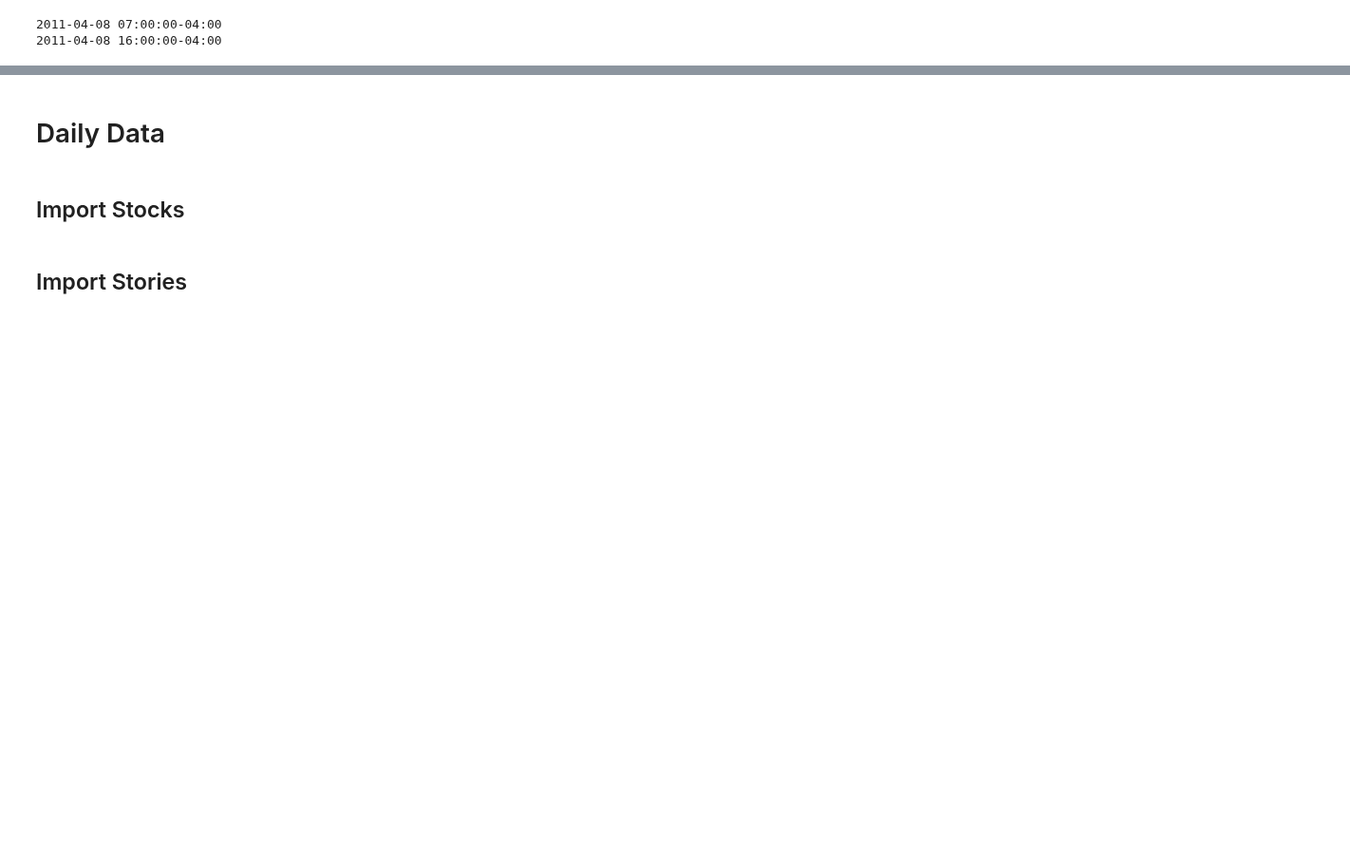
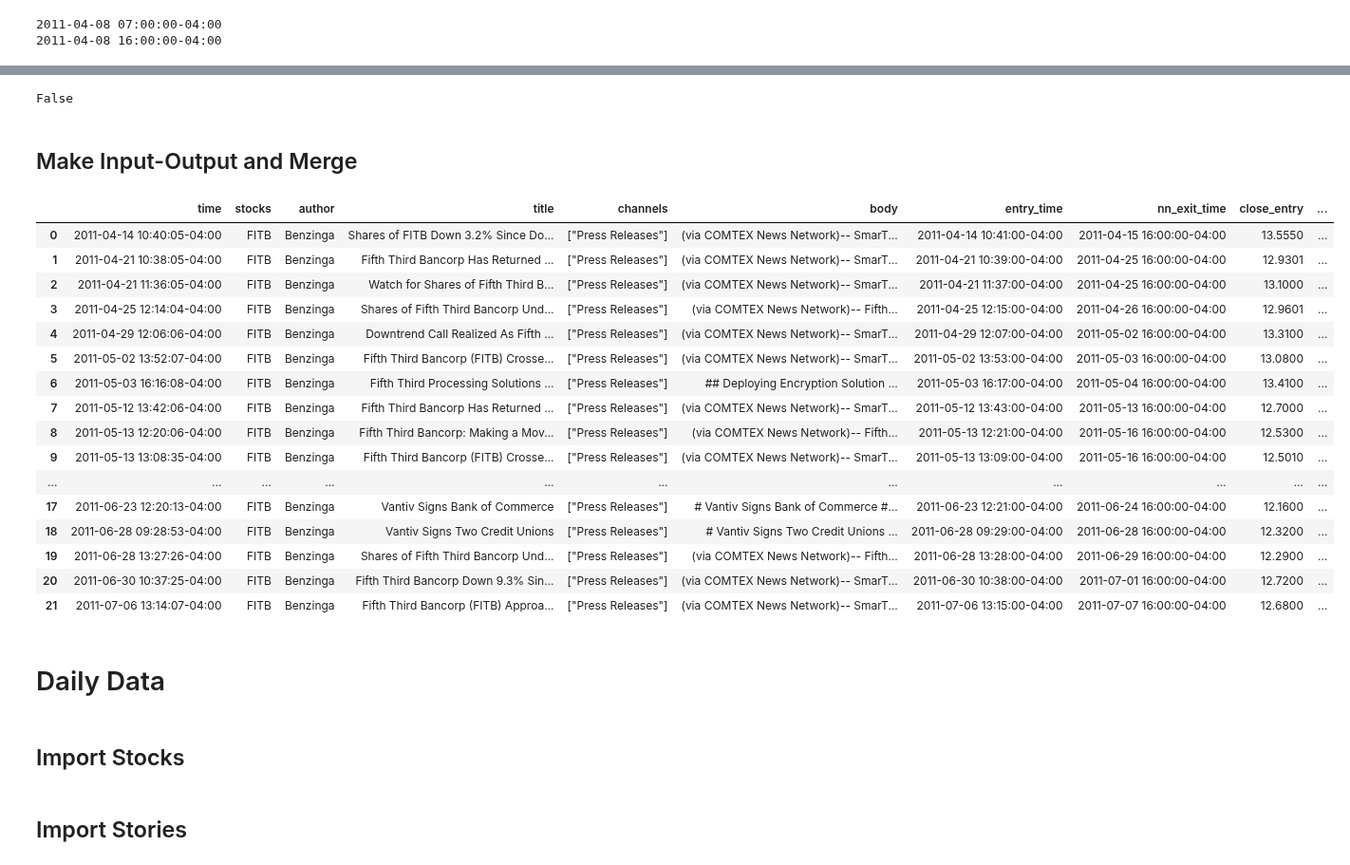
Before and after one commit to adrianbeer/LLM-News-Trading, a Jupyter notebook: src/preprocessing/data_merger.ipynb, the cells around one changed output, grey strips where cells are left out. Shown at 95% size. Saved outputs shown, nothing was run; the diff lists cells and outputs as text; code cells hidden in the pictures; blank space fills up the shorter version.

Commit message:
Creeates raw returns now from news and stock pricees

```diff
--- a/src/preprocessing/data_merger.ipynb
+++ b/src/preprocessing/data_merger.ipynb
@@ -40,3 +73,9 @@ def get_appropriate_closing_time(time: pd.Timestamp) -> pd.Timestamp:
+# %%
+# Direct assignment doesnt work here, if df.time
+# already has a tz then it doesnt change on assignment
+tmp = df.time.dt.tz_convert(eastern)
+df.loc[:, "time"] = 0
+df.loc[:, "time"] = tmp
 # %%
 ts = df.time.dt.ceil("min").iloc[5]
 print(ts)
@@ -92,3 +102,35 @@ print(prices.loc[prices.time == ticker_news.iloc[0].nn_exit_time])
+# %%
+prices.index.is_monotonic_decreasing
+# %% [output]
+False
+# %% [markdown]
+## Make Input-Output and Merge
+# %%
+merged = pd.merge_asof(ticker_news, prices, left_on="entry_time", right_on="time", direction="forward")
+# %%
+merged = pd.merge(merged, prices, left_on="nn_exit_time", right_on="time", suffixes=("_entry", "_exit"))
+# %%
+merged["r"] = merged["close_exit"] / merged["close_entry"] - 1
+# %%
+merged
+# %% [output]
+|  | time | stocks | author | title | channels | body | entry_time | nn_exit_time | close_entry | ... |
+| 0 | 2011-04-14 10:40:05-04:00 | FITB | Benzinga | Shares of FITB Down 3.2% Since Do... | ["Press Releases"] | (via COMTEX News Network)-- SmarT... | 2011-04-14 10:41:00-04:00 | 2011-04-15 16:00:00-04:00 | 13.5550 | ... |
+| 1 | 2011-04-21 10:38:05-04:00 | FITB | Benzinga | Fifth Third Bancorp Has Returned ... | ["Press Releases"] | (via COMTEX News Network)-- SmarT... | 2011-04-21 10:39:00-04:00 | 2011-04-25 16:00:00-04:00 | 12.9301 | ... |
+| 2 | 2011-04-21 11:36:05-04:00 | FITB | Benzinga | Watch for Shares of Fifth Third B... | ["Press Releases"] | (via COMTEX News Network)-- SmarT... | 2011-04-21 11:37:00-04:00 | 2011-04-25 16:00:00-04:00 | 13.1000 | ... |
+| 3 | 2011-04-25 12:14:04-04:00 | FITB | Benzinga | Shares of Fifth Third Bancorp Und... | ["Press Releases"] | (via COMTEX News Network)-- Fifth... | 2011-04-25 12:15:00-04:00 | 2011-04-26 16:00:00-04:00 | 12.9601 | ... |
+| 4 | 2011-04-29 12:06:06-04:00 | FITB | Benzinga | Downtrend Call Realized As Fifth ... | ["Press Releases"] | (via COMTEX News Network)-- SmarT... | 2011-04-29 12:07:00-04:00 | 2011-05-02 16:00:00-04:00 | 13.3100 | ... |
+| 5 | 2011-05-02 13:52:07-04:00 | FITB | Benzinga | Fifth Third Bancorp (FITB) Crosse... | ["Press Releases"] | (via COMTEX News Network)-- SmarT... | 2011-05-02 13:53:00-04:00 | 2011-05-03 16:00:00-04:00 | 13.0800 | ... |
+| 6 | 2011-05-03 16:16:08-04:00 | FITB | Benzinga | Fifth Third Processing Solutions ... | ["Press Releases"] | ## Deploying Encryption Solution ... | 2011-05-03 16:17:00-04:00 | 2011-05-04 16:00:00-04:00 | 13.4100 | ... |
+| 7 | 2011-05-12 13:42:06-04:00 | FITB | Benzinga | Fifth Third Bancorp Has Returned ... | ["Press Releases"] | (via COMTEX News Network)-- SmarT... | 2011-05-12 13:43:00-04:00 | 2011-05-13 16:00:00-04:00 | 12.7000 | ... |
+| 8 | 2011-05-13 12:20:06-04:00 | FITB | Benzinga | Fifth Third Bancorp: Making a Mov... | ["Press Releases"] | (via COMTEX News Network)-- Fifth... | 2011-05-13 12:21:00-04:00 | 2011-05-16 16:00:00-04:00 | 12.5300 | ... |
+| 9 | 2011-05-13 13:08:35-04:00 | FITB | Benzinga | Fifth Third Bancorp (FITB) Crosse... | ["Press Releases"] | (via COMTEX News Network)-- SmarT... | 2011-05-13 13:09:00-04:00 | 2011-05-16 16:00:00-04:00 | 12.5010 | ... |
+| ... | ... | ... | ... | ... | ... | ... | ... | ... | ... | ... |
+| 17 | 2011-06-23 12:20:13-04:00 | FITB | Benzinga | Vantiv Signs Bank of Commerce | ["Press Releases"] | # Vantiv Signs Bank of Commerce #... | 2011-06-23 12:21:00-04:00 | 2011-06-24 16:00:00-04:00 | 12.1600 | ... |
+| 18 | 2011-06-28 09:28:53-04:00 | FITB | Benzinga | Vantiv Signs Two Credit Unions | ["Press Releases"] | # Vantiv Signs Two Credit Unions ... | 2011-06-28 09:29:00-04:00 | 2011-06-28 16:00:00-04:00 | 12.3200 | ... |
+| 19 | 2011-06-28 13:27:26-04:00 | FITB | Benzinga | Shares of Fifth Third Bancorp Und... | ["Press Releases"] | (via COMTEX News Network)-- Fifth... | 2011-06-28 13:28:00-04:00 | 2011-06-29 16:00:00-04:00 | 12.2900 | ... |
+| 20 | 2011-06-30 10:37:25-04:00 | FITB | Benzinga | Fifth Third Bancorp Down 9.3% Sin... | ["Press Releases"] | (via COMTEX News Network)-- SmarT... | 2011-06-30 10:38:00-04:00 | 2011-07-01 16:00:00-04:00 | 12.7200 | ... |
+| 21 | 2011-07-06 13:14:07-04:00 | FITB | Benzinga | Fifth Third Bancorp (FITB) Approa... | ["Press Releases"] | (via COMTEX News Network)-- SmarT... | 2011-07-06 13:15:00-04:00 | 2011-07-07 16:00:00-04:00 | 12.6800 | ... |
 # %% [markdown]
 # Daily Data
 # %% [markdown]
```
Also changed, not shown: parts of 14 cells of this notebook, 1 other file.
